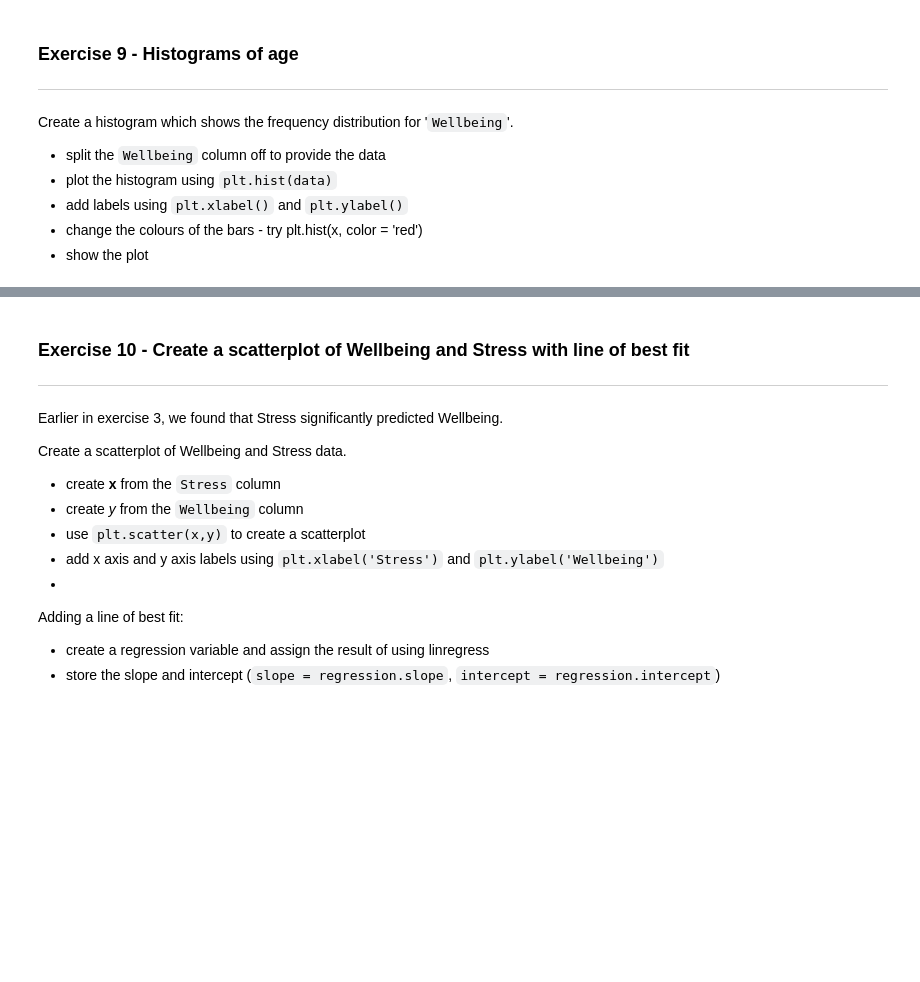
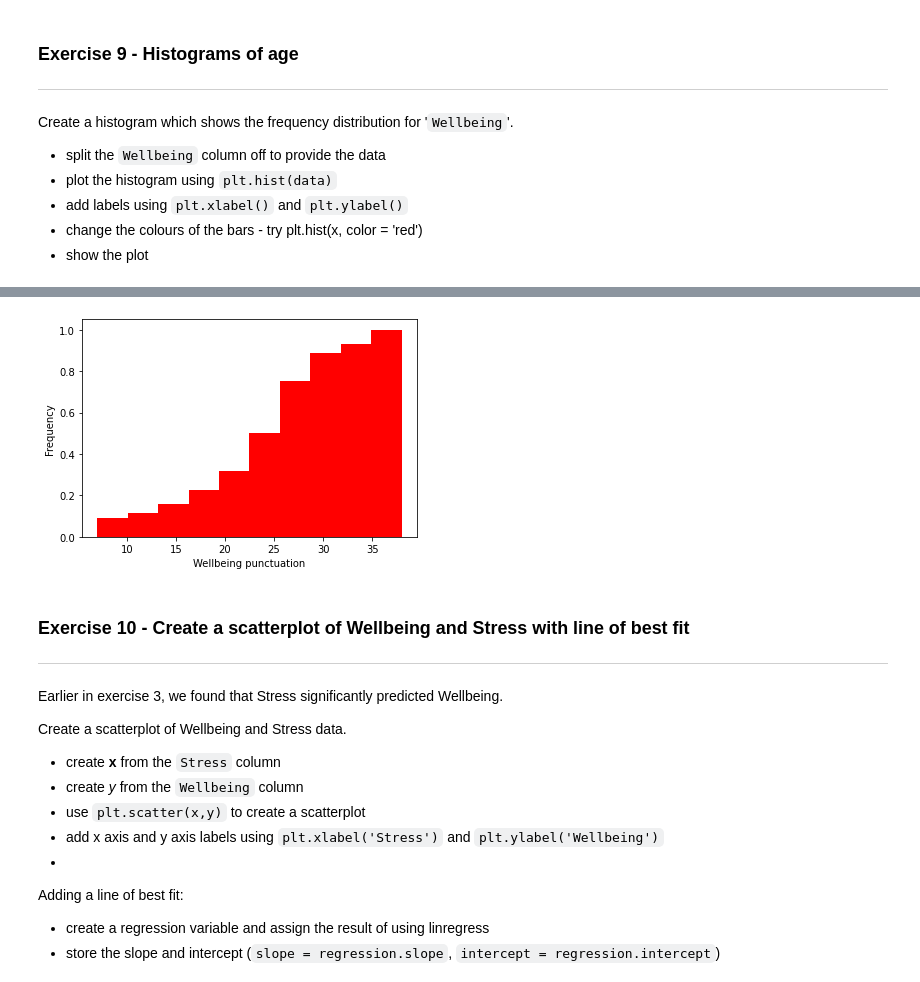
Before and after one commit to blazaropinto/PDA_Data_Analysis_Python, a Jupyter notebook: Correlation_and_visualisation.ipynb, the cells around one changed output, grey strips where cells are left out. Saved outputs shown, nothing was run; the diff lists cells and outputs as text; code cells hidden in the pictures; blank space fills up the shorter version.

```diff
--- a/Correlation_and_visualisation.ipynb
+++ b/Correlation_and_visualisation.ipynb
@@ -439,3 +446,10 @@ Text(0, 0.5, 'Frequency')
+# %%
+plt.hist(data_w, color='red', density=True, cumulative=True)
+plt.xlabel('Wellbeing punctuation')
+plt.ylabel('Frequency')
+plt.show()
+# %% [output]
+[figure, added]
 # %% [markdown]
 ### Exercise 10 - Create a scatterplot of Wellbeing and Stress with line of best fit
 ---
```
Also changed, not shown: parts of 3 cells of this notebook.
